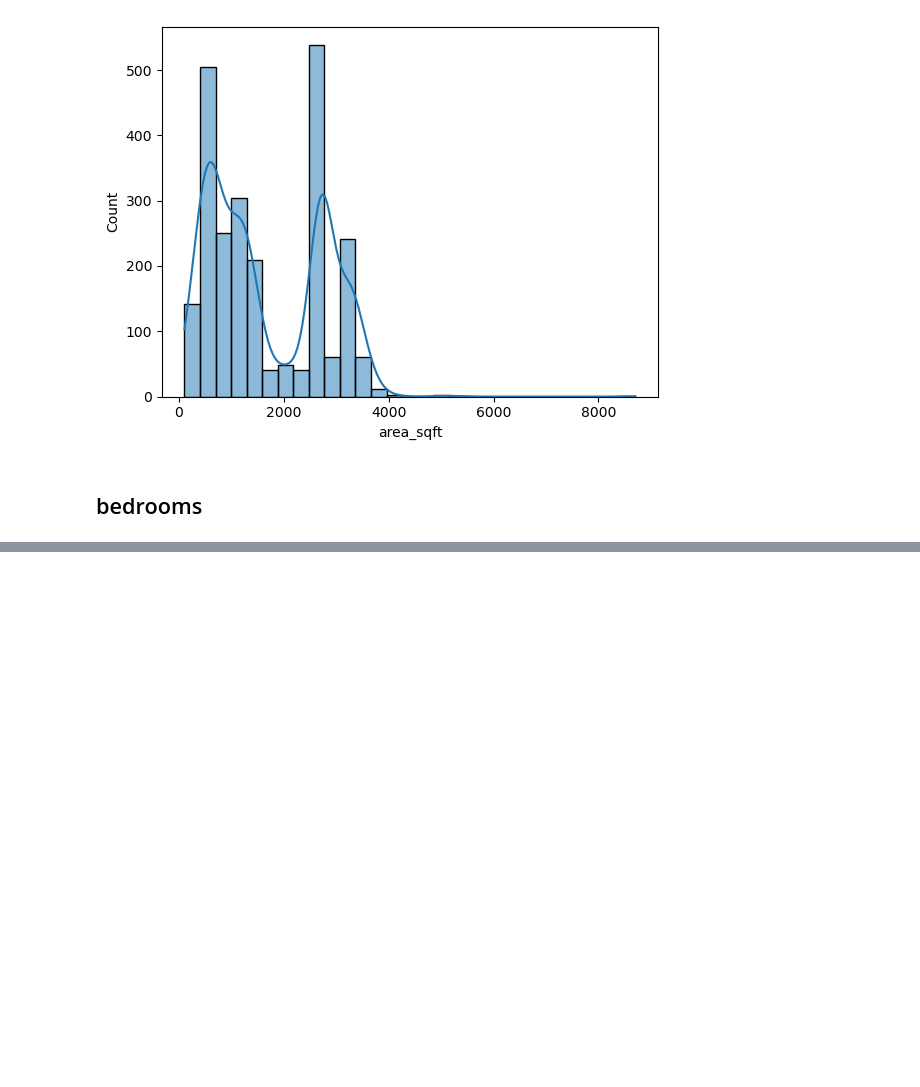
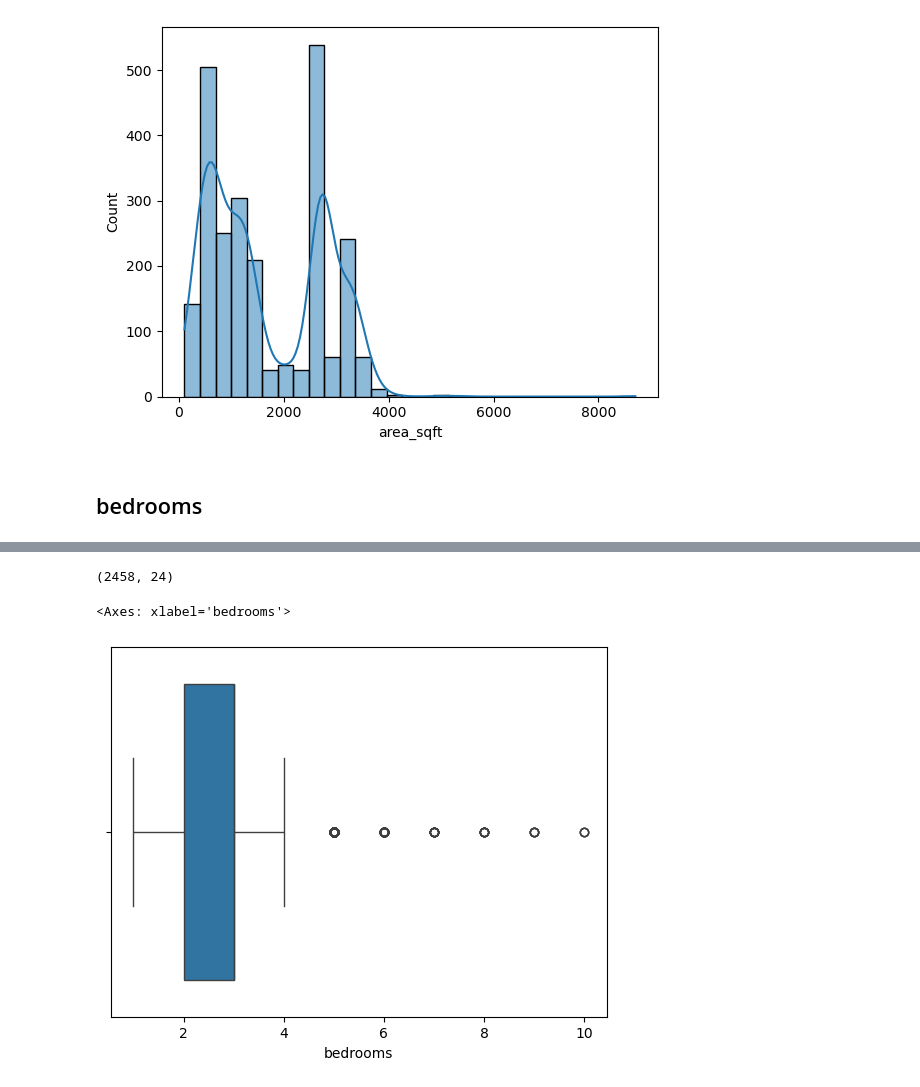
Before and after one commit to zeeshanAhmed2798/real-estate-ml-project, a Jupyter notebook: Data Cleaning/flats_outlier_treatment.ipynb, the cells around one changed output, grey strips where cells are left out. Saved outputs shown, nothing was run; the diff lists cells and outputs as text; code cells hidden in the pictures; blank space fills up the shorter version.

```diff
--- a/Data Cleaning/flats_outlier_treatment.ipynb
+++ b/Data Cleaning/flats_outlier_treatment.ipynb
@@ -320,0 +323,11 @@ sns.histplot(df["area_sqft"], kde=True)
+# %%
+df = df[df["bedrooms"].isna() | (df["bedrooms"] <= 10)]
+# %%
+df.shape
+# %% [output]
+(2458, 24)
+# %%
+sns.boxplot(x=df["bedrooms"])
+# %% [output]
+<Axes: xlabel='bedrooms'>
+[figure, added]
```
Also changed, not shown: parts of 42 cells of this notebook, 2 other files.
